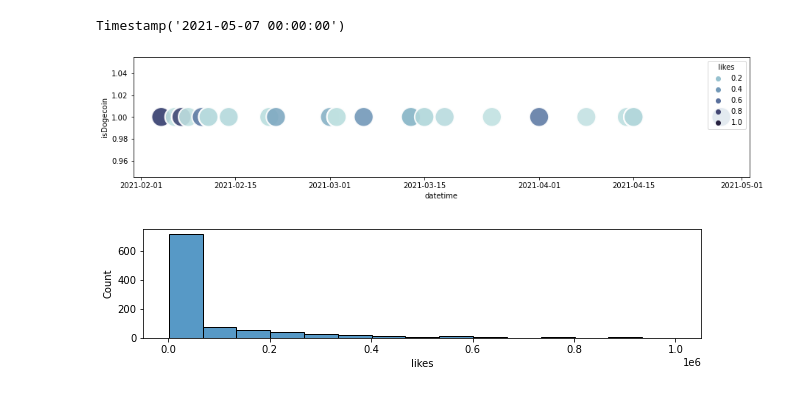
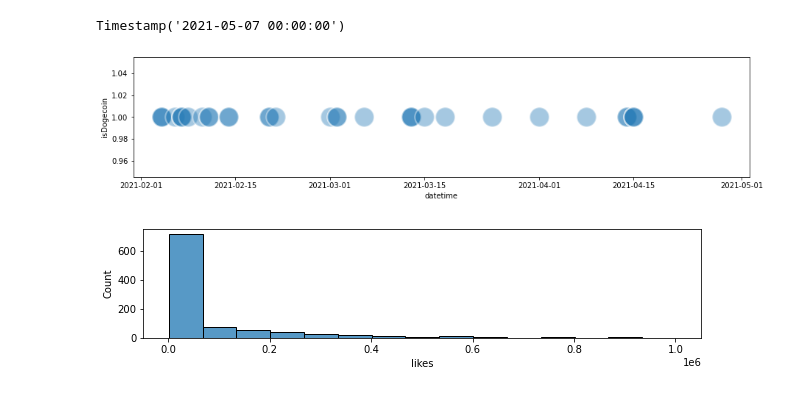
Before and after one commit to Justdek-code/data-science, a Jupyter notebook: cryptocurrency_analyse_pet_project/research.ipynb, the cells around one changed output. Cells and saved outputs as stored; diff of their text form; code cells hidden in the pictures.

```diff
--- a/cryptocurrency_analyse_pet_project/research.ipynb
+++ b/cryptocurrency_analyse_pet_project/research.ipynb
@@ -117,10 +117,9 @@ df.datetime.max()
 Timestamp('2021-05-07 00:00:00')
 # %%
 plt.figure(figsize=(15, 3))
-sns.scatterplot(data=df, x=df.datetime, y=df.isDogecoin[df.isDogecoin == 1], hue=df.likes,
-                palette=sns.color_palette("ch:start=.2,rot=-.3", as_cmap=True), s=700, alpha=0.9);
+sns.scatterplot(data=df, x=df.datetime, y=df.isDogecoin[df.isDogecoin == 1], s=700, alpha=0.4);
 # %% [output]
-[figure, old version]
+[figure, new version]
 # %%
 plt.figure(figsize=(10, 2))
 sns.histplot(df.likes, bins=15);
```
Also changed, not shown: parts of 27 cells of this notebook.
